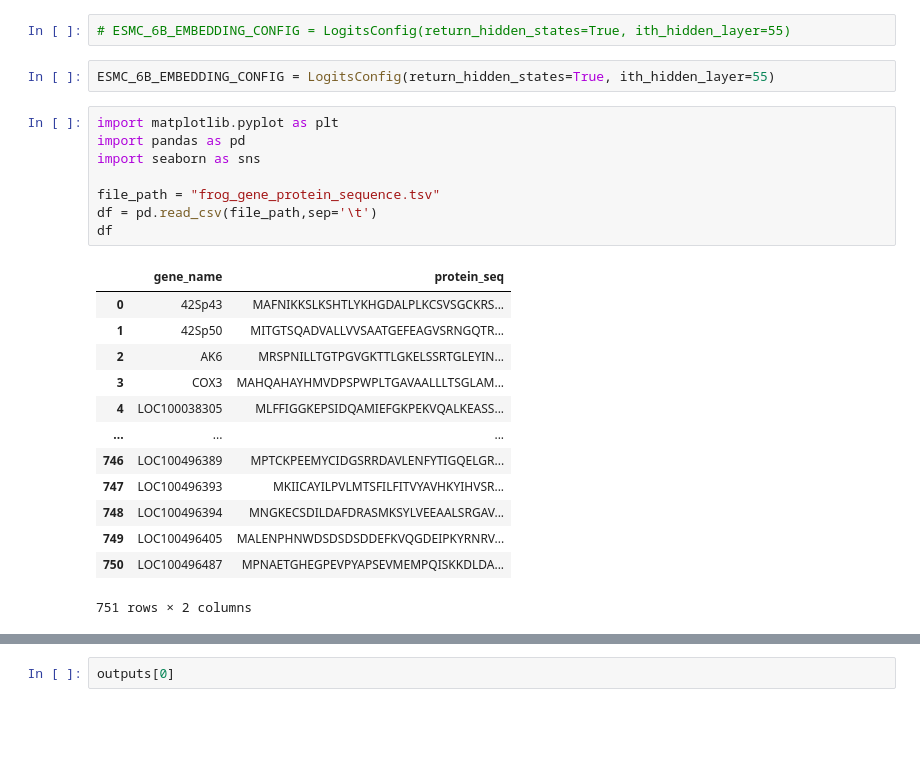
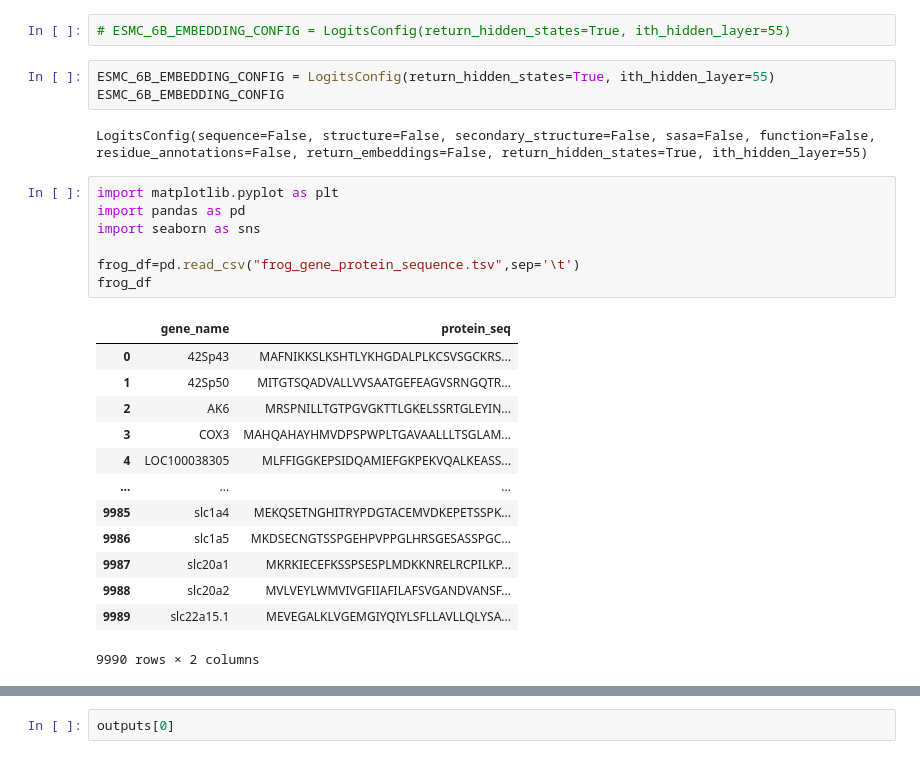
Before and after one commit to faded53222/My_Colabs, a Jupyter notebook: ESM/2_embed.ipynb, the cells around one changed output, grey strips where cells are left out. Saved outputs shown, nothing was run; the diff lists cells and outputs as text; blank space fills up the shorter version.

```diff
--- a/ESM/2_embed.ipynb
+++ b/ESM/2_embed.ipynb
@@ -102,28 +100,30 @@ Refer to https://forge.evolutionaryscale.ai/console to find the number of hidden
 # ESMC_6B_EMBEDDING_CONFIG = LogitsConfig(return_hidden_states=True, ith_hidden_layer=55)
 # %%
 ESMC_6B_EMBEDDING_CONFIG = LogitsConfig(return_hidden_states=True, ith_hidden_layer=55)
+ESMC_6B_EMBEDDING_CONFIG
+# %% [output]
+LogitsConfig(sequence=False, structure=False, secondary_structure=False, sasa=False, function=False, residue_annotations=False, return_embeddings=False, return_hidden_states=True, ith_hidden_layer=55)
 # %%
 import matplotlib.pyplot as plt
 import pandas as pd
 import seaborn as sns
 
-file_path = "frog_gene_protein_sequence.tsv"
-df = pd.read_csv(file_path,sep='\t')
-df
+frog_df=pd.read_csv("frog_gene_protein_sequence.tsv",sep='\t')
+frog_df
 # %% [output]
 |  | gene_name | protein_seq |
 | 0 | 42Sp43 | MAFNIKKSLKSHTLYKHGDALPLKCSVSGCKRS... |
 | 1 | 42Sp50 | MITGTSQADVALLVVSAATGEFEAGVSRNGQTR... |
 | 2 | AK6 | MRSPNILLTGTPGVGKTTLGKELSSRTGLEYIN... |
 | 3 | COX3 | MAHQAHAYHMVDPSPWPLTGAVAALLLTSGLAM... |
 | 4 | LOC100038305 | MLFFIGGKEPSIDQAMIEFGKPEKVQALKEASS... |
 | ... | ... | ... |
-| 746 | LOC100496389 | MPTCKPEEMYCIDGSRRDAVLENFYTIGQELGR... |
-| 747 | LOC100496393 | MKIICAYILPVLMTSFILFITVYAVHKYIHVSR... |
-| 748 | LOC100496394 | MNGKECSDILDAFDRASMKSYLVEEAALSRGAV... |
-| 749 | LOC100496405 | MALENPHNWDSDSDSDDEFKVQGDEIPKYRNRV... |
-| 750 | LOC100496487 | MPNAETGHEGPEVPYAPSEVMEMPQISKKDLDA... |
+| 9985 | slc1a4 | MEKQSETNGHITRYPDGTACEMVDKEPETSSPK... |
+| 9986 | slc1a5 | MKDSECNGTSSPGEHPVPPGLHRSGESASSPGC... |
+| 9987 | slc20a1 | MKRKIECEFKSSPSESPLMDKKNRELRCPILKP... |
+| 9988 | slc20a2 | MVLVEYLWMVIVGFIIAFILAFSVGANDVANSF... |
+| 9989 | slc22a15.1 | MEVEGALKLVGEMGIYQIYLSFLLAVLLQLYSA... |
-751 rows × 2 columns
+9990 rows × 2 columns
 # %%
 # You may see some error messages due to rate limits on each Forge account,
 # but this will retry until the embedding job is complete
```
Also changed, not shown: parts of 3 cells of this notebook.
